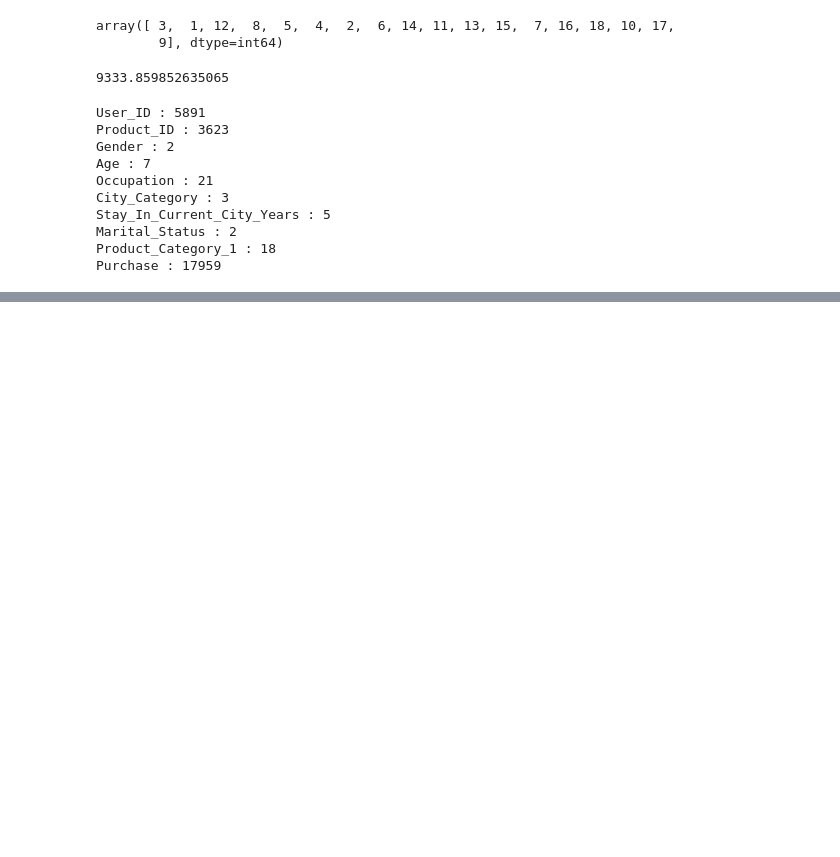
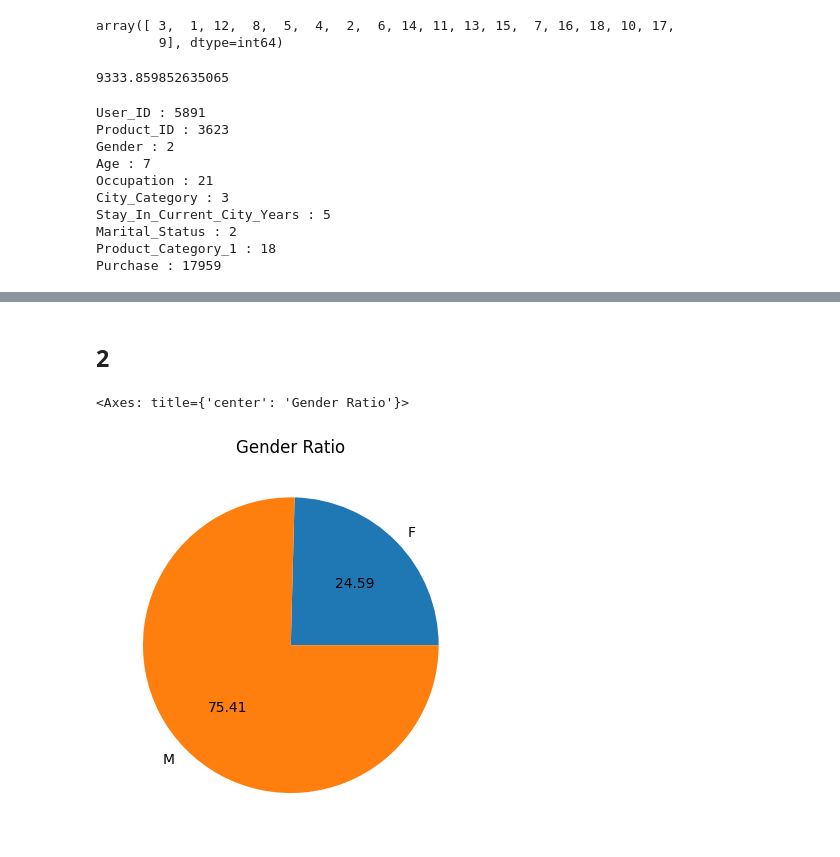
Before and after one commit to vishwajeet02/Projects, a Jupyter notebook: EDA/Black_Friday_Sales/File_Analysis.ipynb, the cells around one changed output, grey strips where cells are left out. Saved outputs shown, nothing was run; the diff lists cells and outputs as text; code cells hidden in the pictures; blank space fills up the shorter version.

```diff
--- a/EDA/Black_Friday_Sales/File_Analysis.ipynb
+++ b/EDA/Black_Friday_Sales/File_Analysis.ipynb
@@ -151,0 +193,7 @@ Purchase : 17959
+# %% [markdown]
+## 2
+# %%
+df.groupby("Gender").size().plot(kind = "pie",autopct = "%.2f",title='Gender Ratio')
+# %% [output]
+<Axes: title={'center': 'Gender Ratio'}>
+[figure, added]
```
Also changed, not shown: parts of 15 cells of this notebook.
